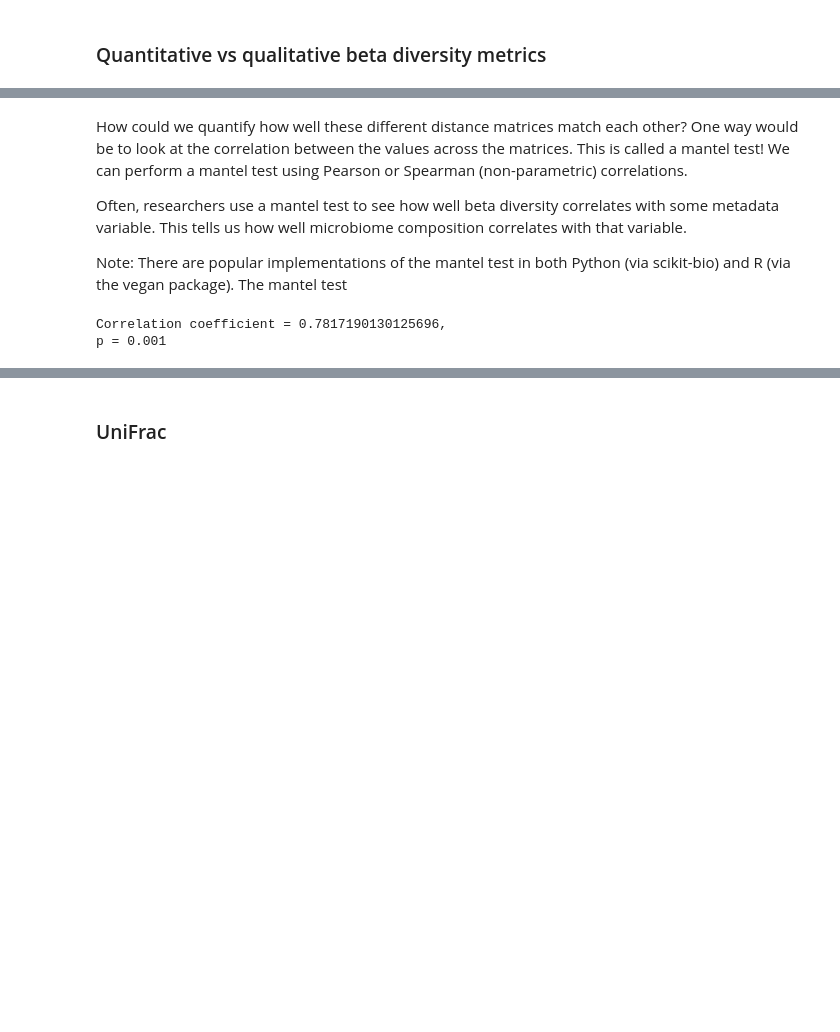
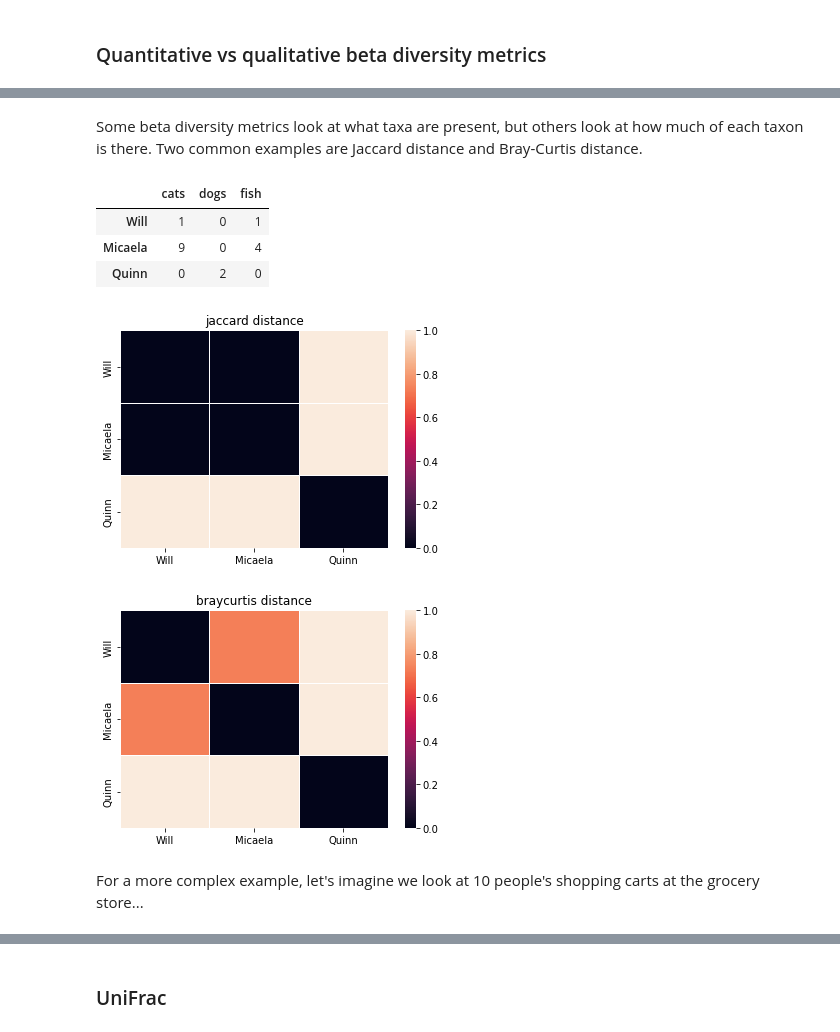
Before and after one commit to sterrettJD/CSCI-6118-Project, a Jupyter notebook: Notebooks/Beta-diversity.ipynb, the cells around one changed output, grey strips where cells are left out. Cells and saved outputs as stored; diff of their text form; code cells hidden in the pictures; blank space fills up the shorter version.

Commit message:
Add animals example

```diff
--- a/Notebooks/Beta-diversity.ipynb
+++ b/Notebooks/Beta-diversity.ipynb
@@ -100,11 +52,0 @@ data
-# %%
-def create_and_show_dist_mat(data, ids, metric):
-    dist = squareform(pdist(data, metric))
-    dist = pd.DataFrame(dist,
-                        columns=people,
-                        index=people)
-
-    ax = sns.heatmap(dist)
-    ax.set_title(f"{metric} distance")
-    plt.show()
-    return dist
@@ -121,6 +52,0 @@ These look pretty similar, but they aren't exactly the same. For example, look a
-# %% [markdown]
-How could we quantify how well these different distance matrices match each other? One way would be to look at the correlation between the values across the matrices. This is called a mantel test! We can perform a mantel test using Pearson or Spearman (non-parametric) correlations.
-
-Often, researchers use a mantel test to see how well beta diversity correlates with some metadata variable. This tells us how well microbiome composition correlates with that variable.
-
-Note: There are popular implementations of the mantel test in both Python (via scikit-bio) and R (via the vegan package). The mantel test
@@ -129,6 +53,2 @@ from skbio.stats.distance import mantel
-# %%
-corr, p, n = mantel(jaccard, bray_curt)
-print(f"Correlation coefficient = {corr}, \np = {p}")
-# %% [output]
-Correlation coefficient = 0.7817190130125696,
-p = 0.001
+# %% [markdown]
+Some beta diversity metrics look at what taxa are present, but others look at how much of each taxon is there. Two common examples are Jaccard distance and Bray-Curtis distance.
@@ -134,0 +58,38 @@ p = 0.001
+# %%
+a = [1, 0, 1]
+b = [9, 0, 4]
+c = [0, 2, 0]
+
+pet_types = ["cats", "dogs", "fish"]
+names = ["Will", "Micaela", "Quinn"]
+
+pets = pd.DataFrame([a,b,c],
+                     columns=pet_types,
+                     index=names)
+pets
+# %% [output]
+|  | cats | dogs | fish |
+| Will | 1 | 0 | 1 |
+| Micaela | 9 | 0 | 4 |
+| Quinn | 0 | 2 | 0 |
+# %%
+def create_and_show_dist_mat(data, ids, metric):
+    dist = squareform(pdist(data, metric))
+    dist = pd.DataFrame(dist,
+                        columns=ids,
+                        index=ids)
+
+    ax = sns.heatmap(dist, linewidths=1)
+    ax.set_title(f"{metric} distance")
+    plt.show()
+    return dist
+# %%
+presence_absence_pets = pets.apply(lambda x: x > 0)
+jaccard = create_and_show_dist_mat(presence_absence_pets, names, metric="jaccard")
+
+bray_curt = create_and_show_dist_mat(pets, names, metric="braycurtis")
+# %% [output]
+[figure, added]
+[figure, added]
+# %% [markdown]
+For a more complex example, let's imagine we look at 10 people's shopping carts at the grocery store...
```
Also changed, not shown: parts of 15 cells of this notebook.
